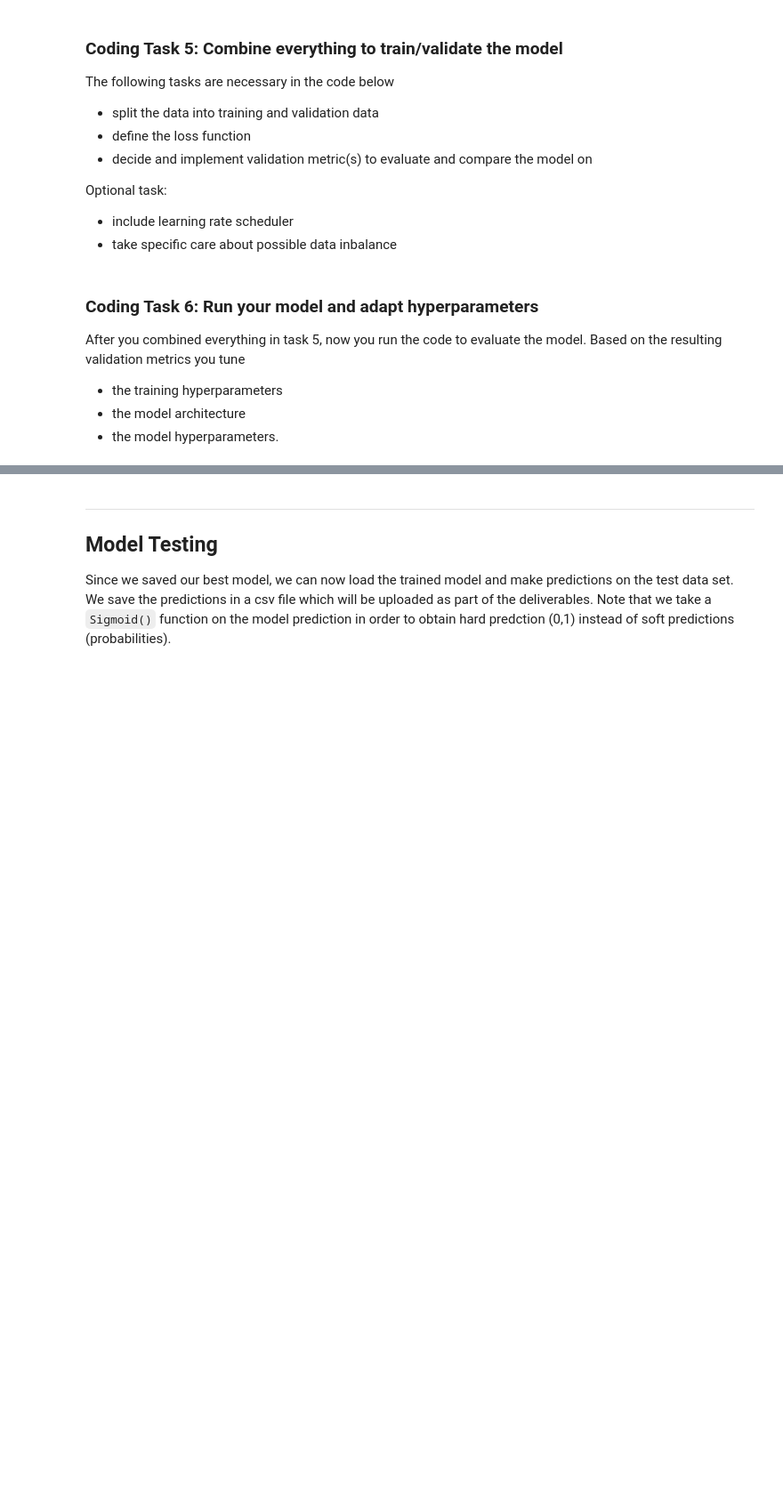
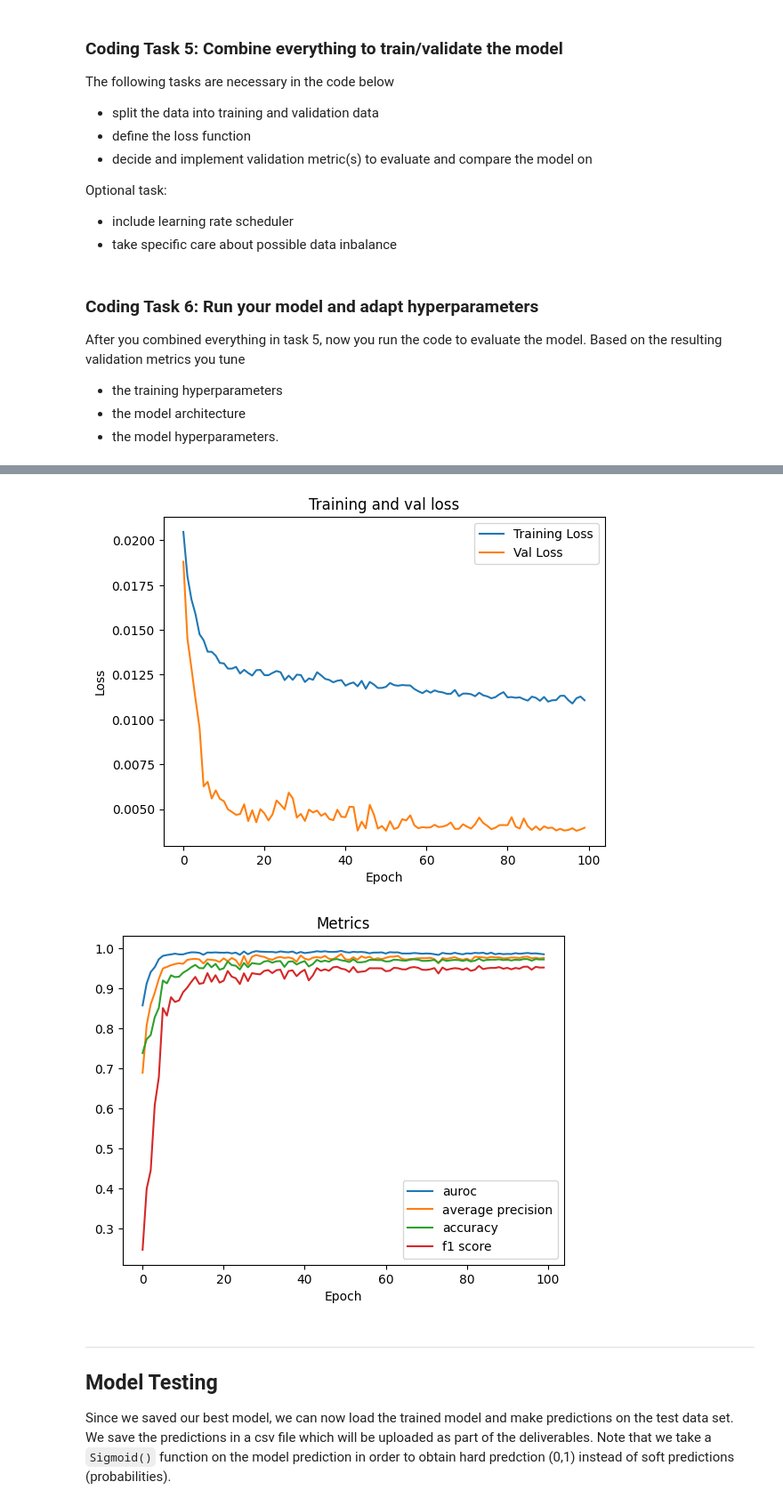
Before and after one commit to yarinamomo/wasp-assignmen-af-classification, a Jupyter notebook: AI_M3_assignment_ecg_classification.ipynb, the cells around one changed output, grey strips where cells are left out. Shown at 89% size. Saved outputs shown, nothing was run; the diff lists cells and outputs as text; code cells hidden in the pictures; blank space fills up the shorter version.

```diff
--- a/AI_M3_assignment_ecg_classification.ipynb
+++ b/AI_M3_assignment_ecg_classification.ipynb
@@ -356,23 +334,23 @@ class Model(nn.Module):
         channel_in = 8
 
         conv1_in = 4096
-        conv1_out = 1024
+        conv1_out = 2048
         out_channels_conv1 = 128
 
         conv2_in = conv1_out
-        conv2_out = 512
+        conv2_out = 1024
         out_channels_conv2 = 256
 
         conv3_in = conv2_out
-        conv3_out = 256
+        conv3_out = 512
         out_channels_conv3 = 512
 
         conv4_in = conv3_out
-        conv4_out = 128
+        conv4_out = 256
         out_channels_conv4 = 1024
 
         conv5_in = conv4_out
-        conv5_out = 64
+        conv5_out = 128
         out_channels_conv5 = 1024
 
         """
@@ -552,7 +534,7 @@ def train_loop(epoch, dataloader, model, optimizer, loss_function, device):
         traces, diagnoses = traces.to(device), diagnoses.to(device)
 
         """
-        TASK: Insert your code here. This task can be done in 5 lines of code. (Done)
+        TASK: Insert your code here. This task can be done in 5 lines of code.
         """
         optimizer.zero_grad()
         model_out = model.forward(traces)
@@ -711,3 +802,29 @@ Number of label 1 in dataset_train: 2408
+# %%
+"""
+TASK: Here it can make sense to plot your learning curve; Insert your code here
+"""
+plt.plot(train_loss_all, label='Training Loss')
+plt.plot(valid_loss_all, label='Val Loss')
+plt.xlabel('Epoch')
+plt.ylabel('Loss')
+plt.title('Training and val loss')
+plt.legend()
+plt.show()
+
+## The addtional code only for us
+plt.plot(auroc, label='auroc')
+plt.plot(avg_pre, label='average precision')
+plt.plot(acc_s, label='accuracy')
+plt.plot(f1_s, label='f1 score')
+
+plt.xlabel('Epoch')
+plt.ylabel('')
+plt.title('Metrics')
+plt.legend()
+plt.show()
+# %% [output]
+[figure, added]
+[figure, added]
 # %% [markdown]
 ---
 ## Model Testing
```
Also changed, not shown: parts of 18 cells of this notebook.
